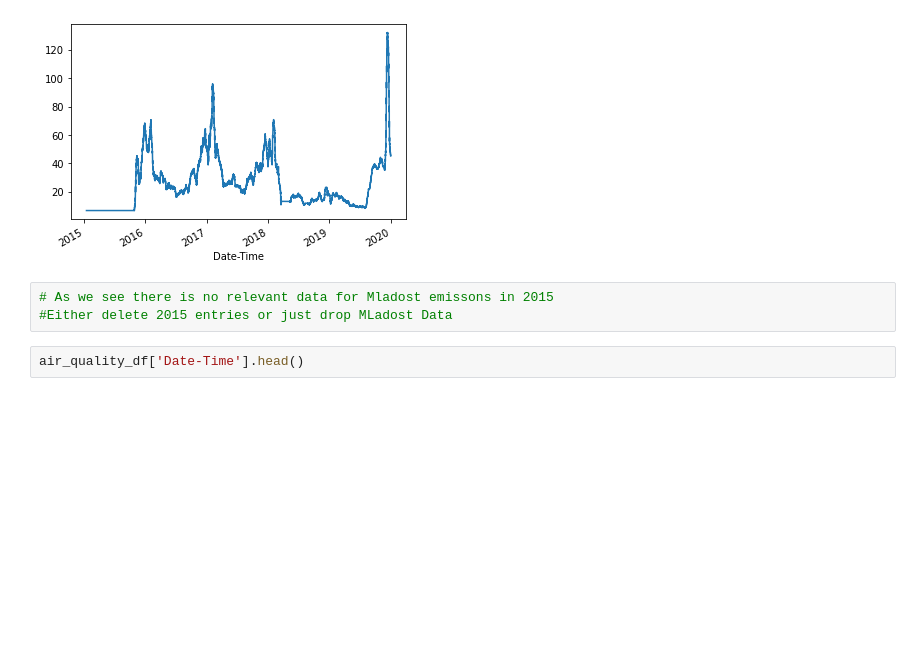
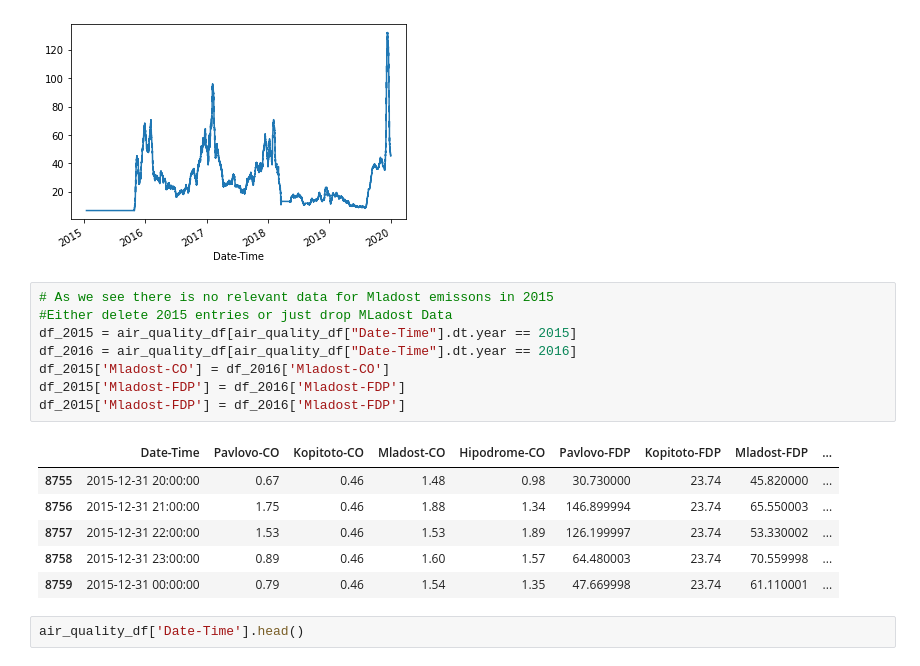
Before and after one commit to TsvetoslavVasev/BIgDataCourseProject, a Jupyter notebook: SofiaAirQuality.ipynb, the cells around one changed output. Saved outputs shown, nothing was run; the diff lists cells and outputs as text; blank space fills up the shorter version.

```diff
--- a/SofiaAirQuality.ipynb
+++ b/SofiaAirQuality.ipynb
@@ -408,6 +408,18 @@ date_indexed_air_quality['Mladost-NO2'].rolling(365).mean().plot()
 # %%
 # As we see there is no relevant data for Mladost emissons in 2015
 #Either delete 2015 entries or just drop MLadost Data
+df_2015 = air_quality_df[air_quality_df["Date-Time"].dt.year == 2015]
+df_2016 = air_quality_df[air_quality_df["Date-Time"].dt.year == 2016]
+df_2015['Mladost-CO'] = df_2016['Mladost-CO']
+df_2015['Mladost-FDP'] = df_2016['Mladost-FDP']
+df_2015['Mladost-FDP'] = df_2016['Mladost-FDP']
+# %% [output]
+|  | Date-Time | Pavlovo-CO | Kopitoto-CO | Mladost-CO | Hipodrome-CO | Pavlovo-FDP | Kopitoto-FDP | Mladost-FDP | ... |
+| 8755 | 2015-12-31 20:00:00 | 0.67 | 0.46 | 1.48 | 0.98 | 30.730000 | 23.74 | 45.820000 | ... |
+| 8756 | 2015-12-31 21:00:00 | 1.75 | 0.46 | 1.88 | 1.34 | 146.899994 | 23.74 | 65.550003 | ... |
+| 8757 | 2015-12-31 22:00:00 | 1.53 | 0.46 | 1.53 | 1.89 | 126.199997 | 23.74 | 53.330002 | ... |
+| 8758 | 2015-12-31 23:00:00 | 0.89 | 0.46 | 1.60 | 1.57 | 64.480003 | 23.74 | 70.559998 | ... |
+| 8759 | 2015-12-31 00:00:00 | 0.79 | 0.46 | 1.54 | 1.35 | 47.669998 | 23.74 | 61.110001 | ... |
 # %%
 air_quality_df['Date-Time'].head()
 # %% [output]
```
